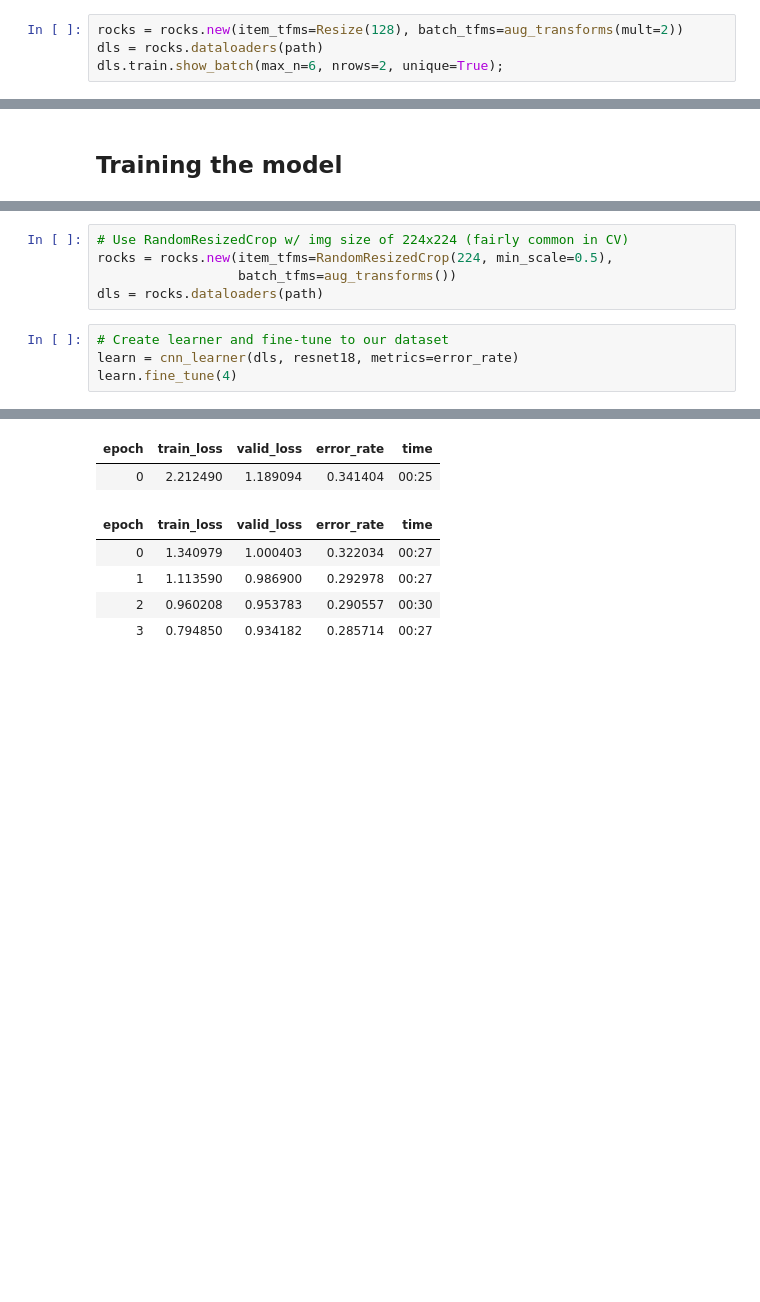
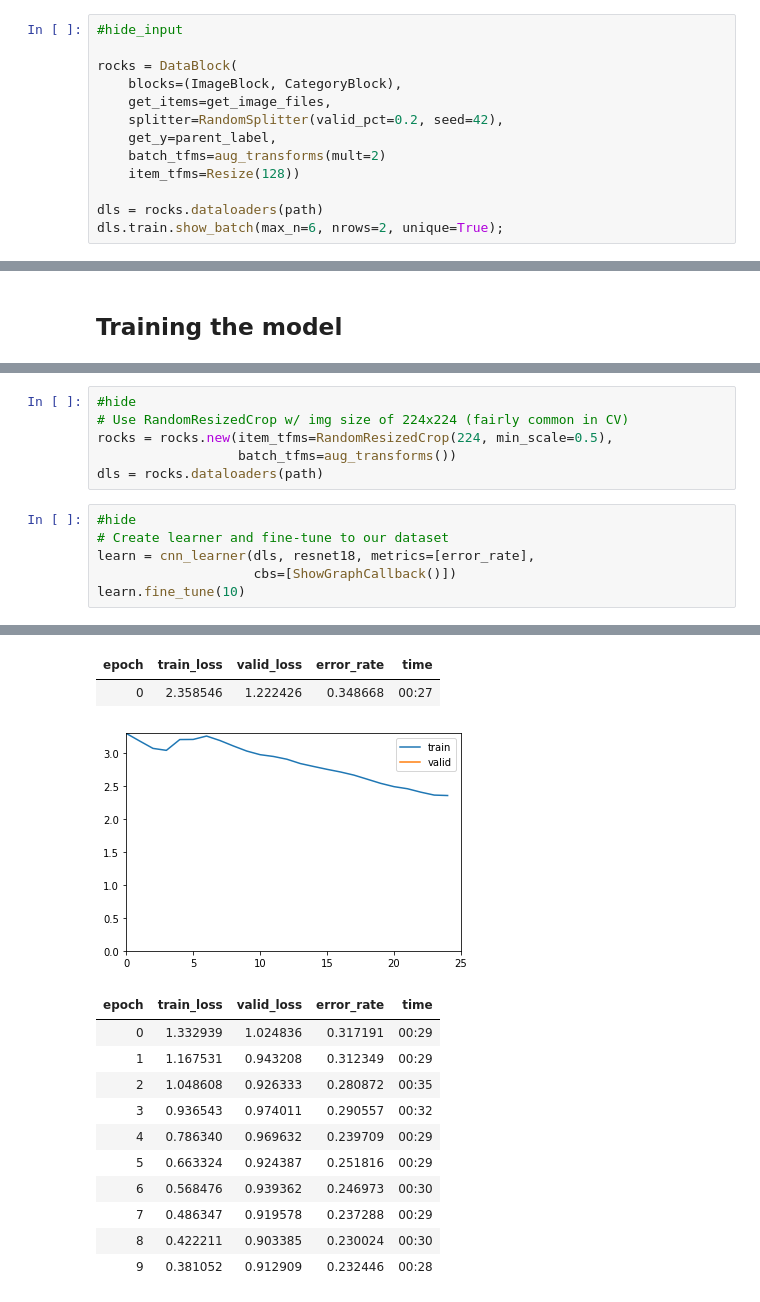
Before and after one commit to antounes/deep-learning-fastai-pytorch, a Jupyter notebook: 02_from_model_to_production.ipynb, the cells around one changed output, grey strips where cells are left out. Drawn from its saved outputs; the diff is of its cells as text; blank space fills up the shorter version.

```diff
--- a/02_from_model_to_production.ipynb
+++ b/02_from_model_to_production.ipynb
@@ -125,5 +134,14 @@ A very crucial point in machine learning (and consequently in deep learning) is
 # %%
-rocks = rocks.new(item_tfms=Resize(128), batch_tfms=aug_transforms(mult=2))
+#hide_input
+
+rocks = DataBlock(
+    blocks=(ImageBlock, CategoryBlock),
+    get_items=get_image_files,
+    splitter=RandomSplitter(valid_pct=0.2, seed=42),
+    get_y=parent_label,
+    batch_tfms=aug_transforms(mult=2)
+    item_tfms=Resize(128))
+
 dls = rocks.dataloaders(path)
 dls.train.show_batch(max_n=6, nrows=2, unique=True);
 # %% [output]
@@ -133,10 +157,13 @@ dls.train.show_batch(max_n=6, nrows=2, unique=True);
 # %%
+#hide
 # Use RandomResizedCrop w/ img size of 224x224 (fairly common in CV)
 rocks = rocks.new(item_tfms=RandomResizedCrop(224, min_scale=0.5),
                   batch_tfms=aug_transforms())
 dls = rocks.dataloaders(path)
 # %%
+#hide
 # Create learner and fine-tune to our dataset
-learn = cnn_learner(dls, resnet18, metrics=error_rate)
-learn.fine_tune(4)
+learn = cnn_learner(dls, resnet18, metrics=[error_rate],
+                    cbs=[ShowGraphCallback()])
+learn.fine_tune(10)
 # %% [output]
@@ -144,7 +170,14 @@ Downloading: "https://download.pytorch.org/models/resnet18-f37072fd.pth" to /roo
 | epoch | train_loss | valid_loss | error_rate | time |
-| 0 | 2.212490 | 1.189094 | 0.341404 | 00:25 |
+| 0 | 2.358546 | 1.222426 | 0.348668 | 00:27 |
+[figure, added]
 | epoch | train_loss | valid_loss | error_rate | time |
-| 0 | 1.340979 | 1.000403 | 0.322034 | 00:27 |
-| 1 | 1.113590 | 0.986900 | 0.292978 | 00:27 |
-| 2 | 0.960208 | 0.953783 | 0.290557 | 00:30 |
-| 3 | 0.794850 | 0.934182 | 0.285714 | 00:27 |
+| 0 | 1.332939 | 1.024836 | 0.317191 | 00:29 |
+| 1 | 1.167531 | 0.943208 | 0.312349 | 00:29 |
+| 2 | 1.048608 | 0.926333 | 0.280872 | 00:35 |
+| 3 | 0.936543 | 0.974011 | 0.290557 | 00:32 |
+| 4 | 0.786340 | 0.969632 | 0.239709 | 00:29 |
+| 5 | 0.663324 | 0.924387 | 0.251816 | 00:29 |
+| 6 | 0.568476 | 0.939362 | 0.246973 | 00:30 |
+| 7 | 0.486347 | 0.919578 | 0.237288 | 00:29 |
+| 8 | 0.422211 | 0.903385 | 0.230024 | 00:30 |
+| 9 | 0.381052 | 0.912909 | 0.232446 | 00:28 |
```
Also changed, not shown: parts of 13 cells of this notebook.
